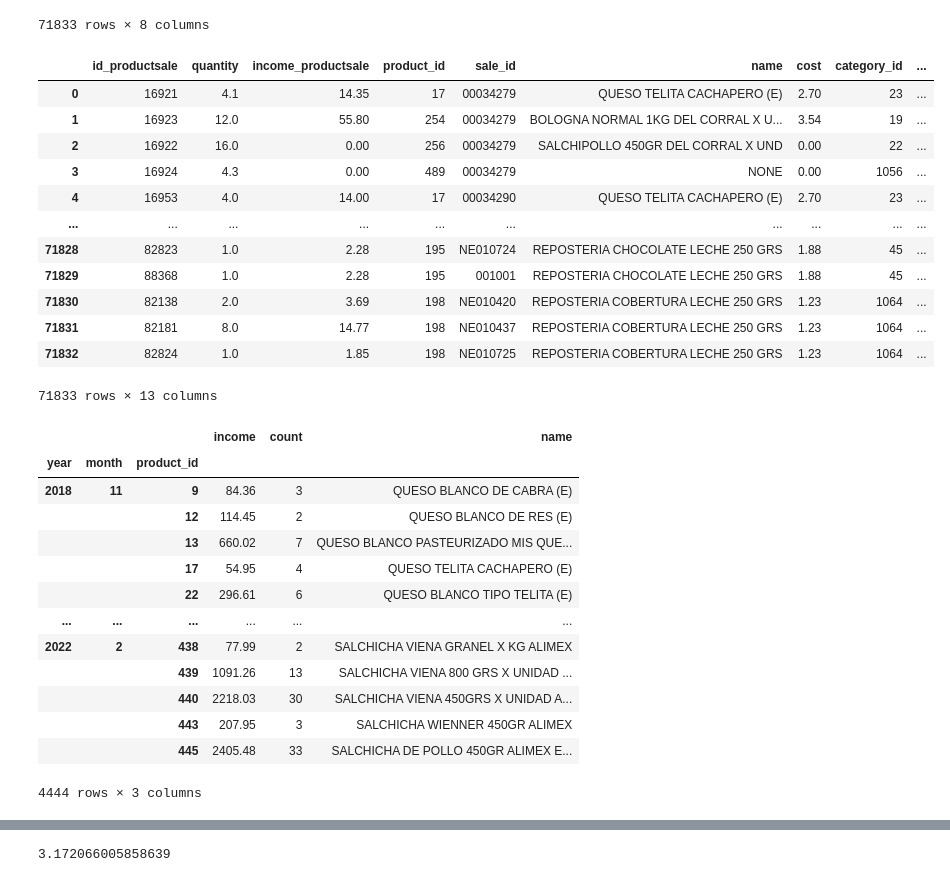
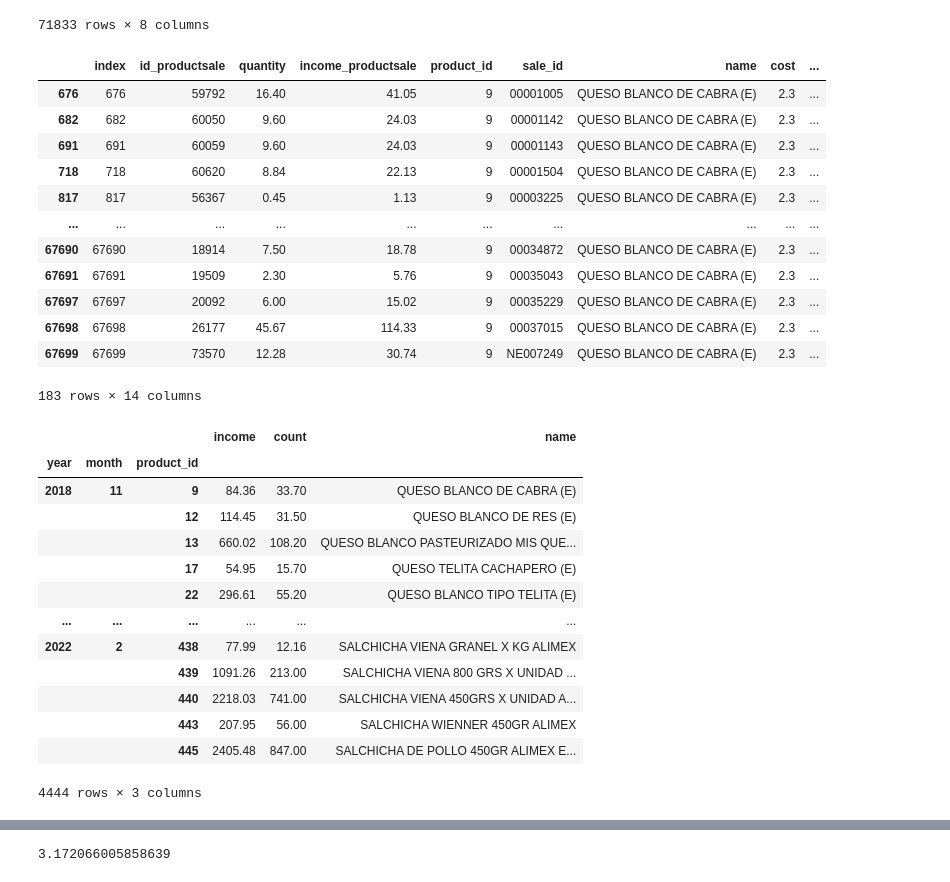
Before and after one commit to fjrp1412/machine-learning-dicascada, a Jupyter notebook: notebooks/products/model_per_month.ipynb, the cells around one changed output, grey strips where cells are left out. Cells and saved outputs as stored; diff of their text form; code cells hidden in the pictures.

```diff
--- a/notebooks/products/model_per_month.ipynb
+++ b/notebooks/products/model_per_month.ipynb
@@ -86,25 +86,29 @@ df_merged
 | 482 | 48632 | 5.0 | 6.50 | 482 | 042686 | ADEREZO DE TOCINETA NATUGURT | 1.00 | 1063 |
 71833 rows × 8 columns
 # %%
+new_index = [1, 2, 3, 4, 5, 6, 7, 8, 9, 10, 11, 12]
 df_merged_sales_with_products = pd.merge(df_merged, df_sales, left_on="sale_id", right_on="id", suffixes=("_productsale", "_sale"))
 df_merged_sales_with_products["year"] = df_merged_sales_with_products.apply(lambda row: row["date"].year, axis=1)
 df_merged_sales_with_products["month"] = df_merged_sales_with_products.apply(lambda row: row["date"].month, axis=1)
 df_merged_sales_with_products.drop(columns=["id", "description", "income_currency", "status", "date" ], inplace=True)
-df_merged_sales_with_products
+df_merged_sales_with_products.set_index(['month', 'product_id'])
+df_merged_sales_with_products.reindex(new_index, fill_value=0)
+df_merged_sales_with_products.reset_index(inplace=True)
+df_merged_sales_with_products[df_merged_sales_with_products["product_id"] == 1]
 # %% [output]
-|  | id_productsale | quantity | income_productsale | product_id | sale_id | name | cost | category_id | ... |
-| 0 | 16921 | 4.1 | 14.35 | 17 | 00034279 | QUESO TELITA CACHAPERO (E) | 2.70 | 23 | ... |
-| 1 | 16923 | 12.0 | 55.80 | 254 | 00034279 | BOLOGNA NORMAL 1KG DEL CORRAL X U... | 3.54 | 19 | ... |
-| 2 | 16922 | 16.0 | 0.00 | 256 | 00034279 | SALCHIPOLLO 450GR DEL CORRAL X UND | 0.00 | 22 | ... |
-| 3 | 16924 | 4.3 | 0.00 | 489 | 00034279 | NONE | 0.00 | 1056 | ... |
-| 4 | 16953 | 4.0 | 14.00 | 17 | 00034290 | QUESO TELITA CACHAPERO (E) | 2.70 | 23 | ... |
+|  | index | id_productsale | quantity | income_productsale | product_id | sale_id | name | cost | ... |
+| 676 | 676 | 59792 | 16.40 | 41.05 | 9 | 00001005 | QUESO BLANCO DE CABRA (E) | 2.3 | ... |
+| 682 | 682 | 60050 | 9.60 | 24.03 | 9 | 00001142 | QUESO BLANCO DE CABRA (E) | 2.3 | ... |
+| 691 | 691 | 60059 | 9.60 | 24.03 | 9 | 00001143 | QUESO BLANCO DE CABRA (E) | 2.3 | ... |
+| 718 | 718 | 60620 | 8.84 | 22.13 | 9 | 00001504 | QUESO BLANCO DE CABRA (E) | 2.3 | ... |
+| 817 | 817 | 56367 | 0.45 | 1.13 | 9 | 00003225 | QUESO BLANCO DE CABRA (E) | 2.3 | ... |
 | ... | ... | ... | ... | ... | ... | ... | ... | ... | ... |
-| 71828 | 82823 | 1.0 | 2.28 | 195 | NE010724 | REPOSTERIA CHOCOLATE LECHE 250 GRS | 1.88 | 45 | ... |
-| 71829 | 88368 | 1.0 | 2.28 | 195 | 001001 | REPOSTERIA CHOCOLATE LECHE 250 GRS | 1.88 | 45 | ... |
-| 71830 | 82138 | 2.0 | 3.69 | 198 | NE010420 | REPOSTERIA COBERTURA LECHE 250 GRS | 1.23 | 1064 | ... |
-| 71831 | 82181 | 8.0 | 14.77 | 198 | NE010437 | REPOSTERIA COBERTURA LECHE 250 GRS | 1.23 | 1064 | ... |
-| 71832 | 82824 | 1.0 | 1.85 | 198 | NE010725 | REPOSTERIA COBERTURA LECHE 250 GRS | 1.23 | 1064 | ... |
+| 67690 | 67690 | 18914 | 7.50 | 18.78 | 9 | 00034872 | QUESO BLANCO DE CABRA (E) | 2.3 | ... |
+| 67691 | 67691 | 19509 | 2.30 | 5.76 | 9 | 00035043 | QUESO BLANCO DE CABRA (E) | 2.3 | ... |
+| 67697 | 67697 | 20092 | 6.00 | 15.02 | 9 | 00035229 | QUESO BLANCO DE CABRA (E) | 2.3 | ... |
+| 67698 | 67698 | 26177 | 45.67 | 114.33 | 9 | 00037015 | QUESO BLANCO DE CABRA (E) | 2.3 | ... |
+| 67699 | 67699 | 73570 | 12.28 | 30.74 | 9 | NE007249 | QUESO BLANCO DE CABRA (E) | 2.3 | ... |
-71833 rows × 13 columns
+183 rows × 14 columns
 # %%
 # grouping products per month for return stadistics about this.
 # This data frame will be used to plot the graphs for see the historic of sales per product month in every year
@@ -113,7 +117,7 @@ df_merged_sales_with_products
 df_groupby_products = df_merged_sales_with_products.groupby(["year", "month", "product_id"])
 sales_data = {
     'income': df_groupby_products['income_productsale'].sum(),
-    'count': df_groupby_products['id_productsale'].count(),
+    'count': df_groupby_products['quantity'].sum(),
     'name': df_groupby_products['name'].first(),
 }
 
@@ -122,17 +126,17 @@ df_sales_per_months
 # %% [output]
 |  |  |  | income | count | name |
 | year | month | product_id |  |  |  |
-| 2018 | 11 | 9 | 84.36 | 3 | QUESO BLANCO DE CABRA (E) |
-|  |  | 12 | 114.45 | 2 | QUESO BLANCO DE RES (E) |
-|  |  | 13 | 660.02 | 7 | QUESO BLANCO PASTEURIZADO MIS QUE... |
-|  |  | 17 | 54.95 | 4 | QUESO TELITA CACHAPERO (E) |
-|  |  | 22 | 296.61 | 6 | QUESO BLANCO TIPO TELITA (E) |
+| 2018 | 11 | 9 | 84.36 | 33.70 | QUESO BLANCO DE CABRA (E) |
+|  |  | 12 | 114.45 | 31.50 | QUESO BLANCO DE RES (E) |
+|  |  | 13 | 660.02 | 108.20 | QUESO BLANCO PASTEURIZADO MIS QUE... |
+|  |  | 17 | 54.95 | 15.70 | QUESO TELITA CACHAPERO (E) |
+|  |  | 22 | 296.61 | 55.20 | QUESO BLANCO TIPO TELITA (E) |
 | ... | ... | ... | ... | ... | ... |
-| 2022 | 2 | 438 | 77.99 | 2 | SALCHICHA VIENA GRANEL X KG ALIMEX |
-|  |  | 439 | 1091.26 | 13 | SALCHICHA VIENA 800 GRS X UNIDAD ... |
-|  |  | 440 | 2218.03 | 30 | SALCHICHA VIENA 450GRS X UNIDAD A... |
-|  |  | 443 | 207.95 | 3 | SALCHICHA WIENNER 450GR ALIMEX |
-|  |  | 445 | 2405.48 | 33 | SALCHICHA DE POLLO 450GR ALIMEX E... |
+| 2022 | 2 | 438 | 77.99 | 12.16 | SALCHICHA VIENA GRANEL X KG ALIMEX |
+|  |  | 439 | 1091.26 | 213.00 | SALCHICHA VIENA 800 GRS X UNIDAD ... |
+|  |  | 440 | 2218.03 | 741.00 | SALCHICHA VIENA 450GRS X UNIDAD A... |
+|  |  | 443 | 207.95 | 56.00 | SALCHICHA WIENNER 450GR ALIMEX |
+|  |  | 445 | 2405.48 | 847.00 | SALCHICHA DE POLLO 450GR ALIMEX E... |
 4444 rows × 3 columns
 # %%
 # Copy df for ML model. The other DF is for chart.
```
Also changed, not shown: parts of 10 cells of this notebook, 3 other files.
